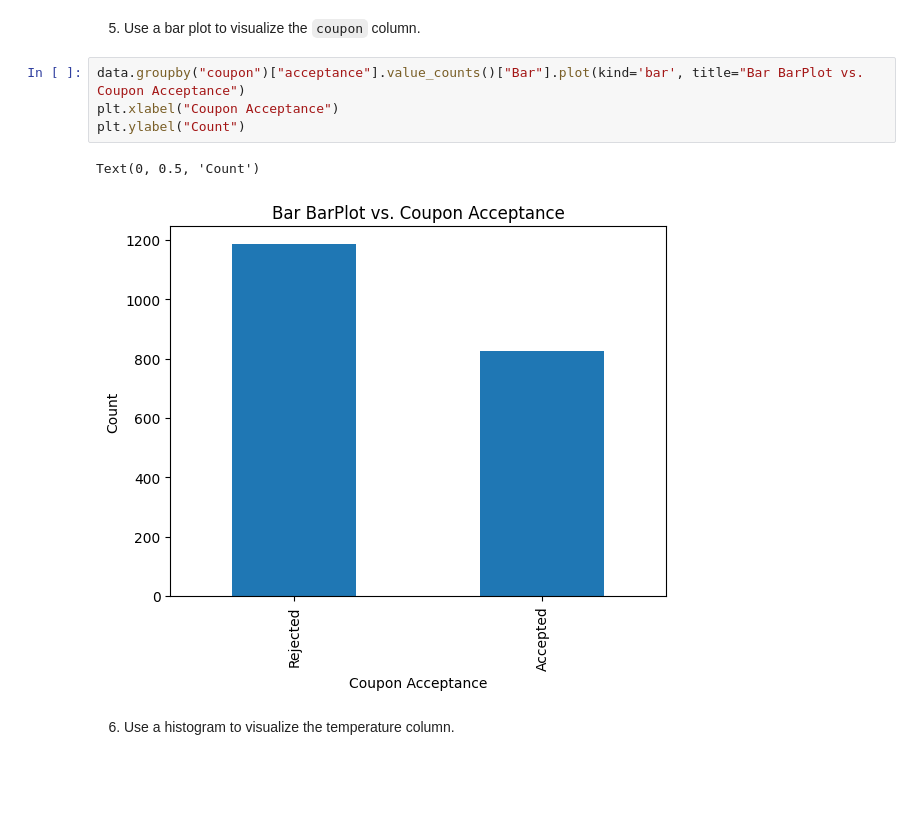
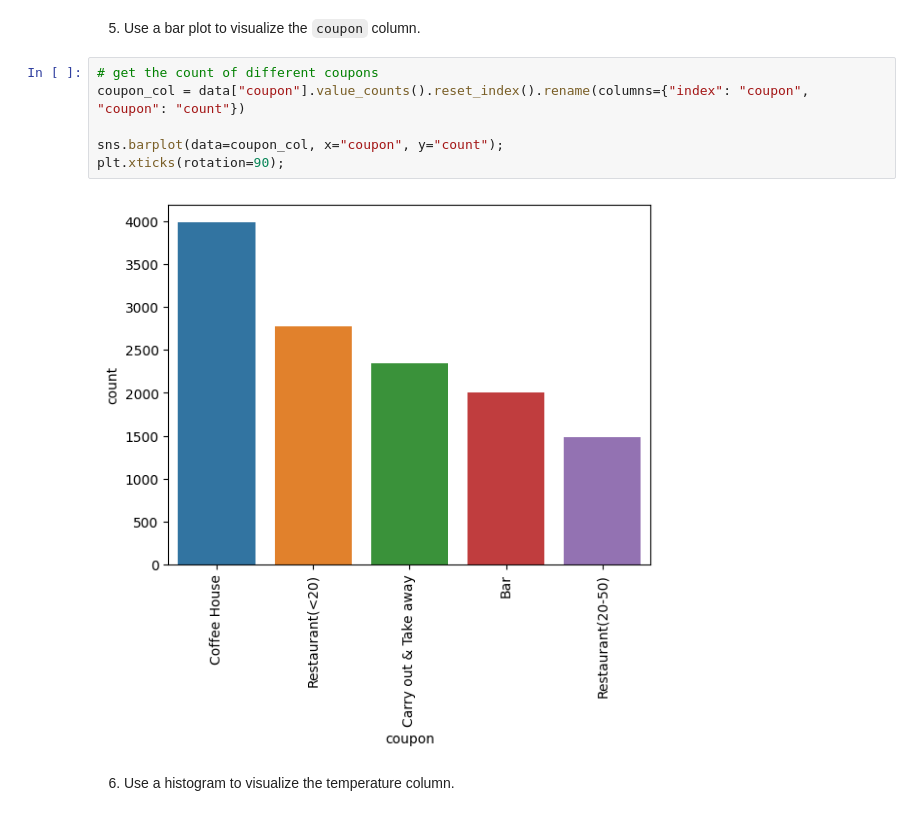
Before and after one commit to arezazadeh/EDA-Coupon_Acceptance, a Jupyter notebook: coupon_activity.ipynb, the cells around one changed output. Drawn from its saved outputs; the diff is of its cells as text; blank space fills up the shorter version.

```diff
--- a/coupon_activity.ipynb
+++ b/coupon_activity.ipynb
@@ -250,12 +242,13 @@ data.groupby("acceptance")["acceptance"].count().plot(kind='bar', title="Total C
 # %% [markdown]
 5. Use a bar plot to visualize the `coupon` column.
-# %%
-data.groupby("coupon")["acceptance"].value_counts()["Bar"].plot(kind='bar', title="Bar BarPlot vs. Coupon Acceptance")
-plt.xlabel("Coupon Acceptance")
-plt.ylabel("Count")
-# %% [output]
-Text(0, 0.5, 'Count')
-[figure, removed]
+# %%
+# get the count of different coupons
+coupon_col = data["coupon"].value_counts().reset_index().rename(columns={"index": "coupon", "coupon": "count"})
+
+sns.barplot(data=coupon_col, x="coupon", y="count");
+plt.xticks(rotation=90);
+# %% [output]
+[figure, added]
 # %% [markdown]
 6. Use a histogram to visualize the temperature column.
 # %%
```
Also changed, not shown: parts of 40 cells of this notebook, 2 other files.
